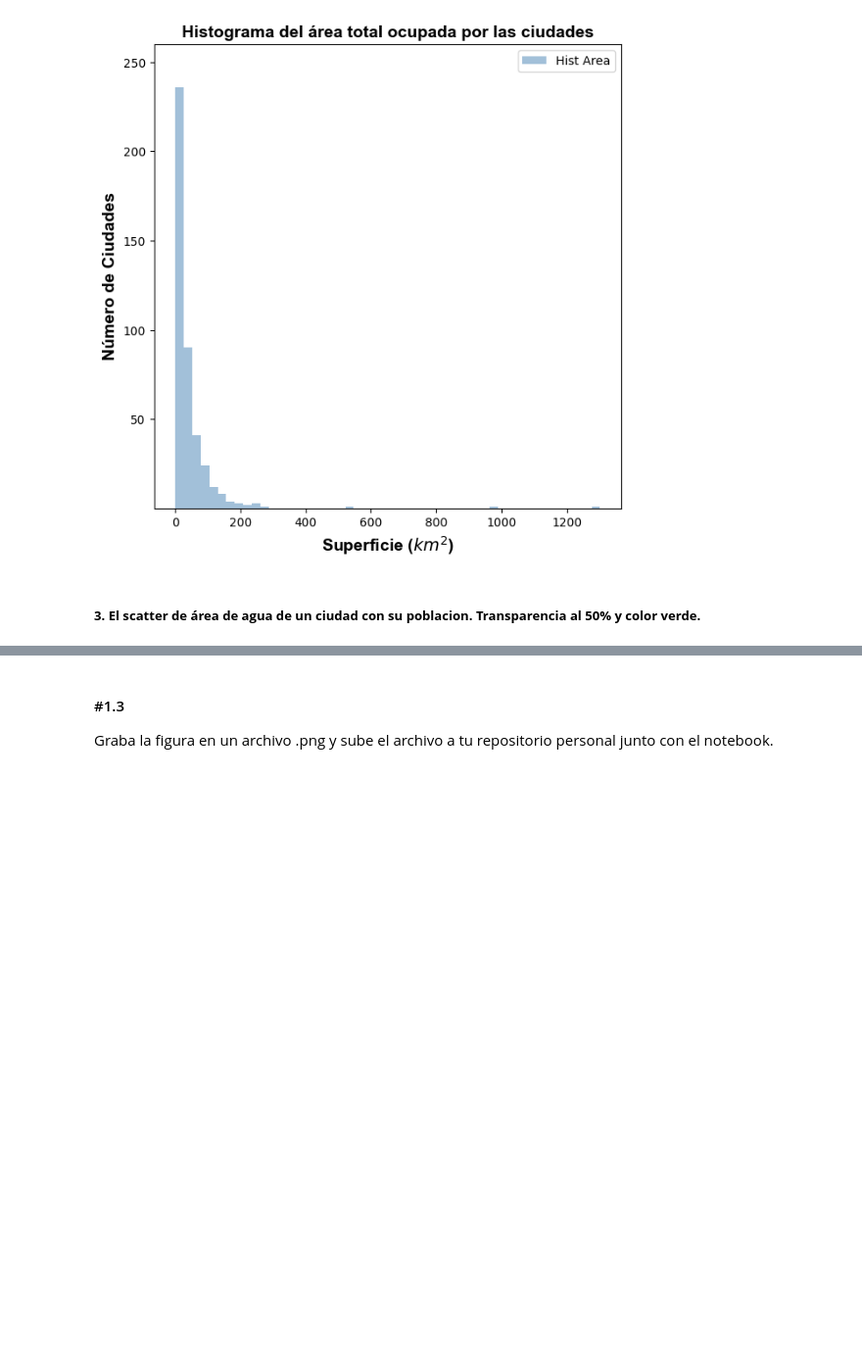
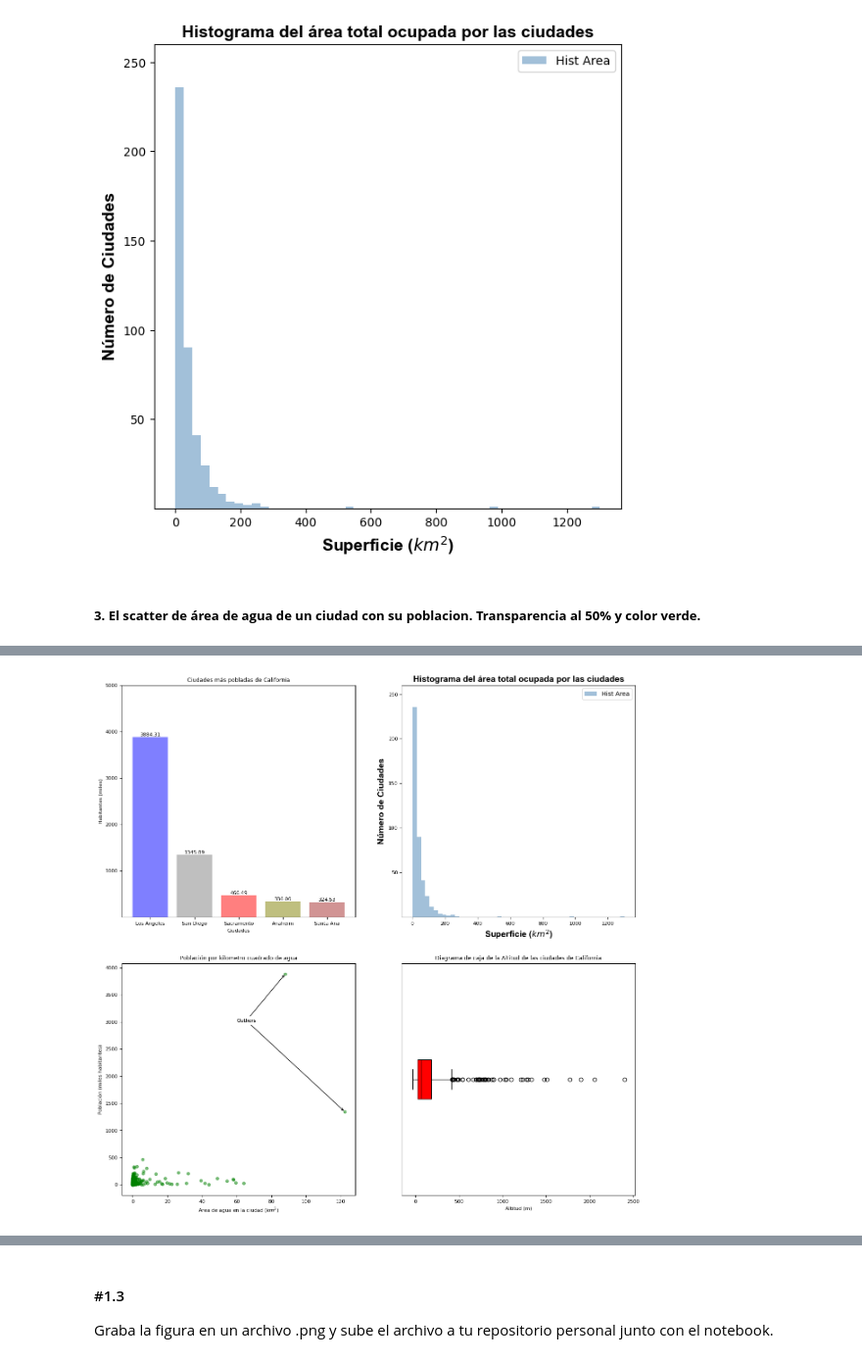
Before and after one commit to willwalker7/DS-Online-willwalker7, a Jupyter notebook: 03_Data_Analysis/Sprint_08/Unidad_01_Visualizacion_Basica_Matplotlib/03_Practica_Obligatoria/18_Practica_Obligatoria_Visualizacion_Basica.ipynb, the cells around one changed output, grey strips where cells are left out. Shown at 98% size. Drawn from its saved outputs; the diff is of its cells as text; code cells hidden in the pictures; blank space fills up the shorter version.

```diff
--- a/03_Data_Analysis/Sprint_08/Unidad_01_Visualizacion_Basica_Matplotlib/03_Practica_Obligatoria/18_Practica_Obligatoria_Visualizacion_Basica.ipynb
+++ b/03_Data_Analysis/Sprint_08/Unidad_01_Visualizacion_Basica_Matplotlib/03_Practica_Obligatoria/18_Practica_Obligatoria_Visualizacion_Basica.ipynb
@@ -161,3 +183,77 @@ plt.annotate("Outliers", xy = (max_population_x, max_population_y), xytext = (60
+# %%
+fig, ax = plt.subplots(2, 2, figsize=(15, 15))
+
+# código gráfico 1:
+
+colors = ["blue", "gray", "red", "olive", "brown"]
+kwargs1 = {"fontsize": 8}
+bars = ax[0,0].bar(cities, values, color=colors, alpha=0.5)
+ax[0,0].bar_label(bars, fmt="%.2f", **kwargs1)
+
+ax[0,0].set_title("Ciudades más pobladas de California", fontsize = 9)
+ax[0,0].set_xlabel("Ciudades", **kwargs1)
+ax[0,0].set_ylabel("Habitantes (miles)", **kwargs1)
+
+ax[0,0].tick_params(axis='x', labelsize=8)
+ax[0,0].tick_params(axis='y', labelsize=8)
+
+ax[0,0].set_yticks([1000, 2000, 3000, 4000, 5000])
+ax[0,0].set_ylim(0, 5000);
+
+
+# código gráfico 2:
+
+ax[0,1].hist(df["area_total_km2"], bins = 50, color = "steelblue", alpha=0.5)
+
+kwargs2 = {"fontsize": 14, "fontweight": "bold", "fontfamily": "Arial"}
+
+ax[0,1].set_title("Histograma del área total ocupada por las ciudades", **kwargs2)
+ax[0,1].set_xlabel("Superficie ($km^2$)", **kwargs2)
+ax[0,1].set_ylabel("Número de Ciudades", **kwargs2)
+
+ax[0,1].tick_params(axis='x', labelsize=8)
+ax[0,1].tick_params(axis='y', labelsize=8)
+
+ax[0,1].set_yticks([50,100,150,200,250])
+ax[0,1].set_ylim(0, 260)
+
+ax[0,1].legend(["Hist Area"]);
+
+
+# código gráfico 3:
+
+ax[1,0].scatter(df["area_water_km2"],df["population_total"]/1000, c = "green", alpha = 0.5, s = 20)
+
+ax[1,0].set_xlabel("Area de agua en la ciudad ($km^2$)", **kwargs1)
+ax[1,0].set_ylabel("Población (miles habitantes)", **kwargs1)
+ax[1,0].set_title("Población por kilometro cuadrado de agua", fontsize  = 9)
+
+ax[1,0].tick_params(axis='x', labelsize=8)
+ax[1,0].tick_params(axis='y', labelsize=8)
+
+ax[1,0].annotate("Outliers", xy = (max_area_water_x, max_area_water_y), xytext = (60, 3000),
+    arrowprops = props_flecha, fontweight="normal", **kwargs1)
+ax[1,0].annotate("Outliers", xy = (max_population_x, max_population_y), xytext = (60, 3000),
+    arrowprops = props_flecha, fontweight="normal", **kwargs1);
+
+
+# código gráfico 4:
+
+box = ax[1,1].boxplot(df["elevation_m"], vert = False, patch_artist = True, widths = 0.17, whis = 1.5)
+
+for patch in box['boxes']:
+    patch.set_facecolor("red")
+for median in box['medians']:
+    median.set_color("black")
+
+ax[1,1].tick_params(axis = 'x', labelsize=8)
+ax[1,1].set_yticks([])
+ax[1,1].set_ylim(0.5, 1.5)
+
+ax[1,1].set_xlabel("Altitud (m)", fontsize = 8)
+ax[1,1].set_title("Diagrama de caja de la Altitud de las ciudades de California", fontsize = 9);
+# %% [output]
+[figure, added]
 # %% [markdown]
 ![practica_obligatoria.png](attachment:4b308c10-50de-4eaf-a370-6850ae2996a8.png)
 # %% [markdown]
```
Also changed, not shown: parts of 5 cells of this notebook, 2 other files.
